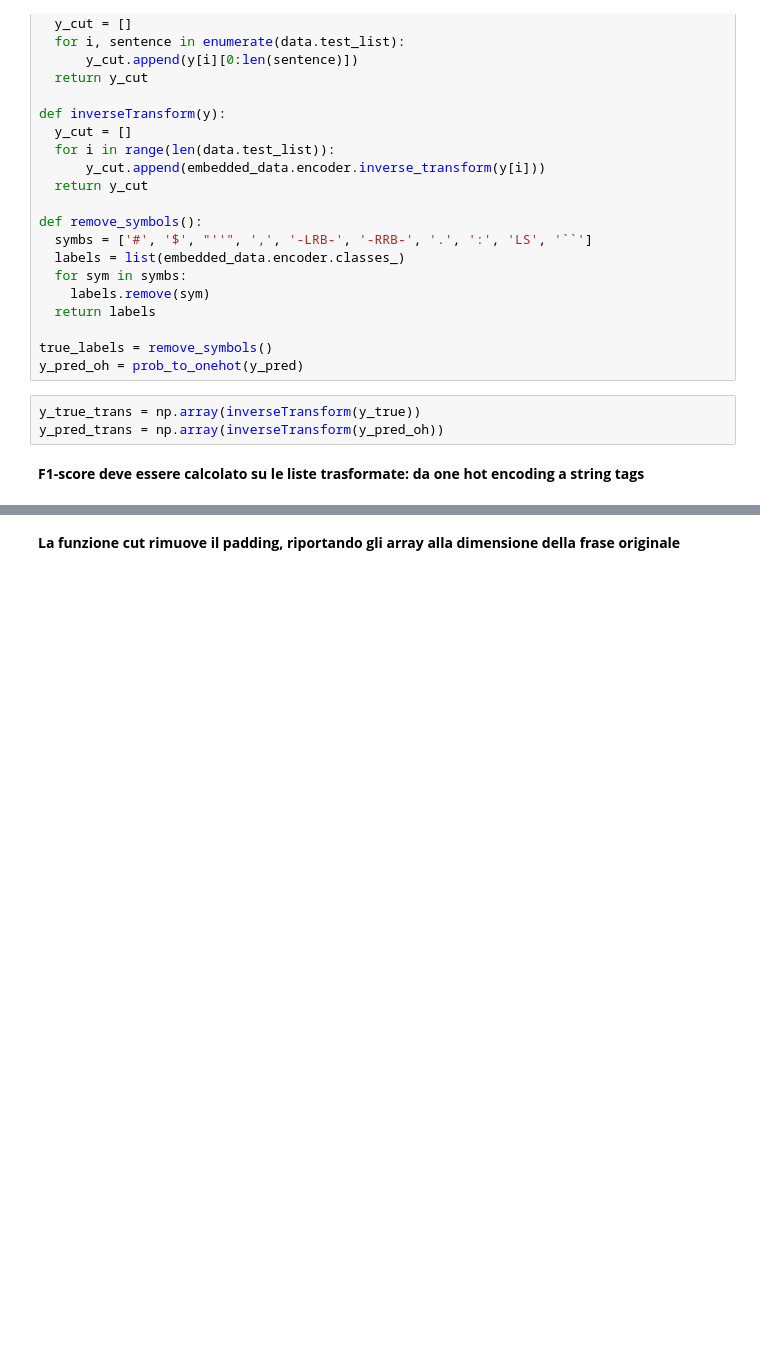
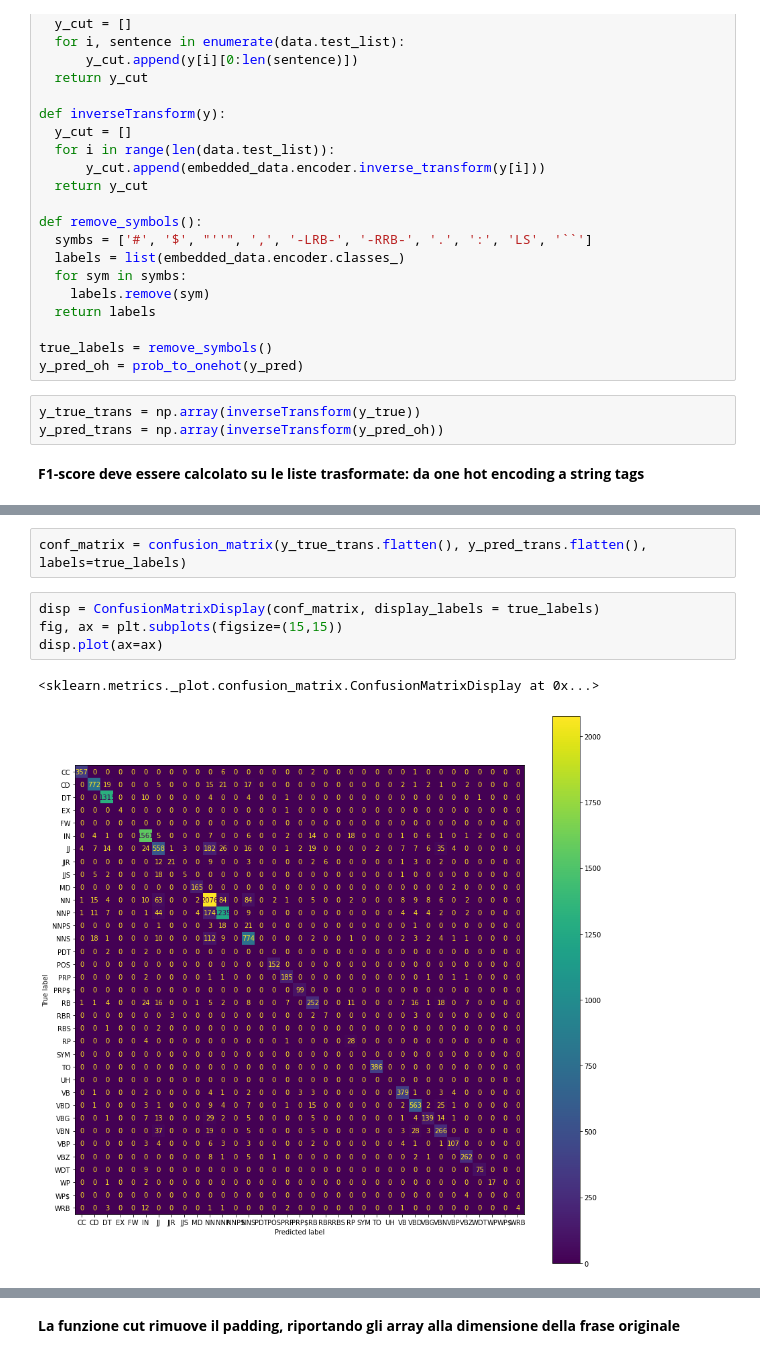
Before and after one commit to DanieleBaiocco/IPCV_assignment1, a Jupyter notebook: Assignment1.ipynb, the cells around one changed output, grey strips where cells are left out. Cells and saved outputs as stored; diff of their text form; blank space fills up the shorter version.

Commit message:
confusion_matrix, classification_report

```diff
--- a/Assignment1.ipynb
+++ b/Assignment1.ipynb
@@ -414,3 +433,12 @@ y_pred_trans = np.array(inverseTransform(y_pred_oh))
+# %%
+conf_matrix = confusion_matrix(y_true_trans.flatten(), y_pred_trans.flatten(), labels=true_labels)
+# %%
+disp = ConfusionMatrixDisplay(conf_matrix, display_labels = true_labels)
+fig, ax = plt.subplots(figsize=(15,15))
+disp.plot(ax=ax)
+# %% [output]
+<sklearn.metrics._plot.confusion_matrix.ConfusionMatrixDisplay at 0x...>
+[figure, added]
 # %%
 f1_score(y_true_trans.flatten(), y_pred_trans.flatten(), labels = true_labels, average='macro', zero_division=0)
 # %% [output]
```
Also changed, not shown: parts of 11 cells of this notebook.
